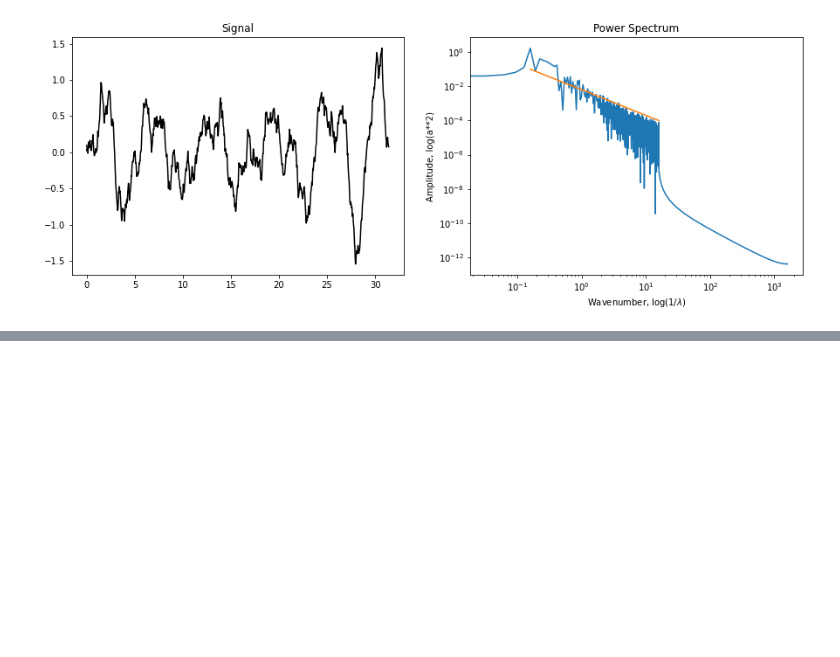
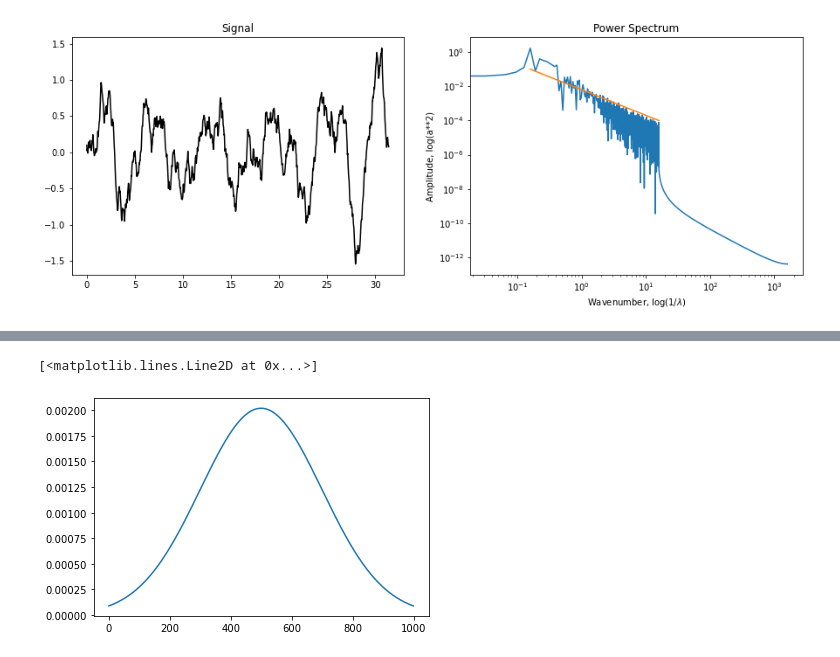
Before and after one commit to ocean-transport/argo-intern, a Jupyter notebook: stat_functions.ipynb, the cells around one changed output, grey strips where cells are left out. Saved outputs shown, nothing was run; the diff lists cells and outputs as text; code cells hidden in the pictures; blank space fills up the shorter version.

```diff
--- a/stat_functions.ipynb
+++ b/stat_functions.ipynb
@@ -236,0 +235,6 @@ plt.subplots_adjust(wspace=0.2, hspace=0.2)
+# %%
+#test=scipy.signal.windows.gaussian(points/10,points/100)
+plt.plot(window/window.sum())
+# %% [output]
+[<matplotlib.lines.Line2D at 0x...>]
+[figure, added]
```
Also changed, not shown: parts of 4 cells of this notebook.
